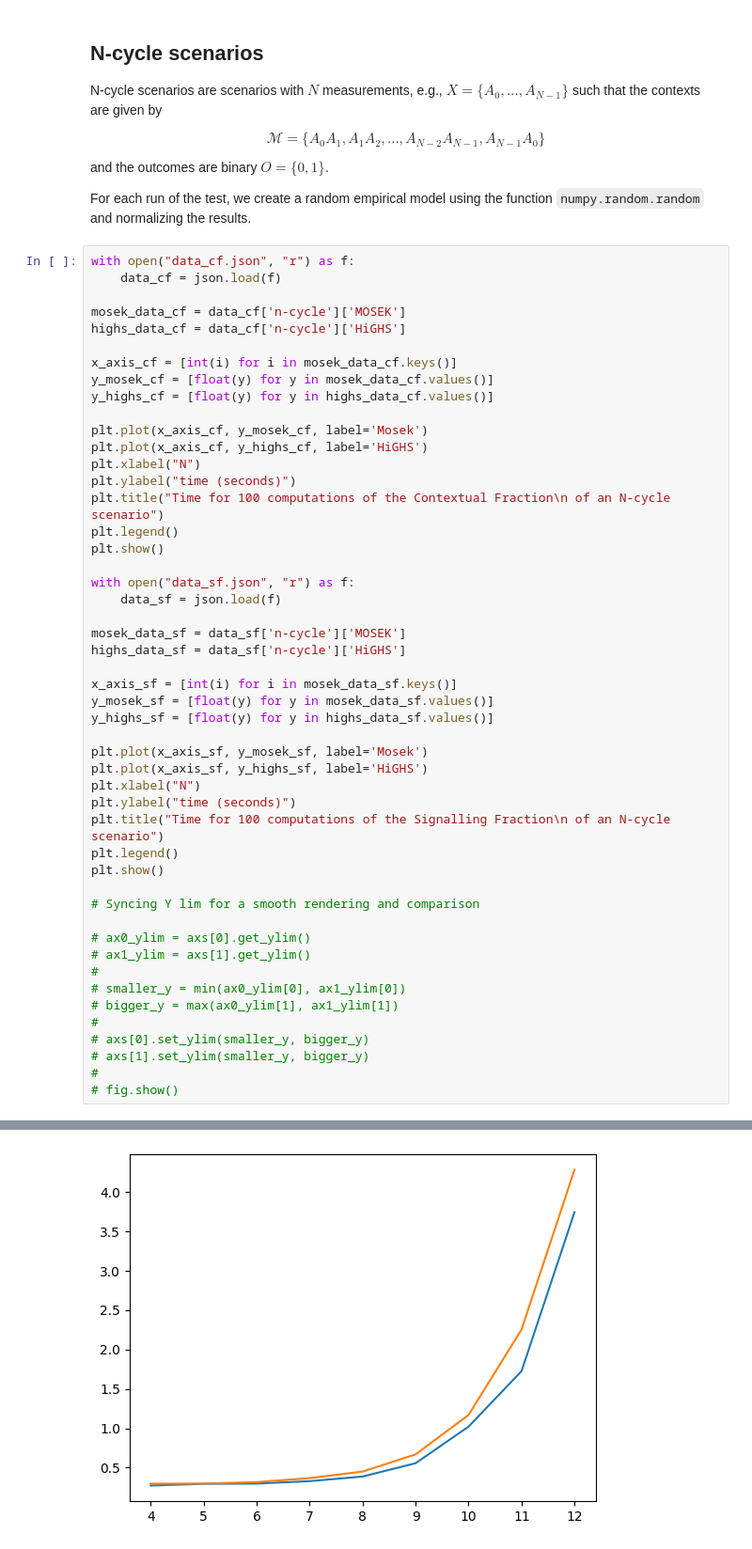
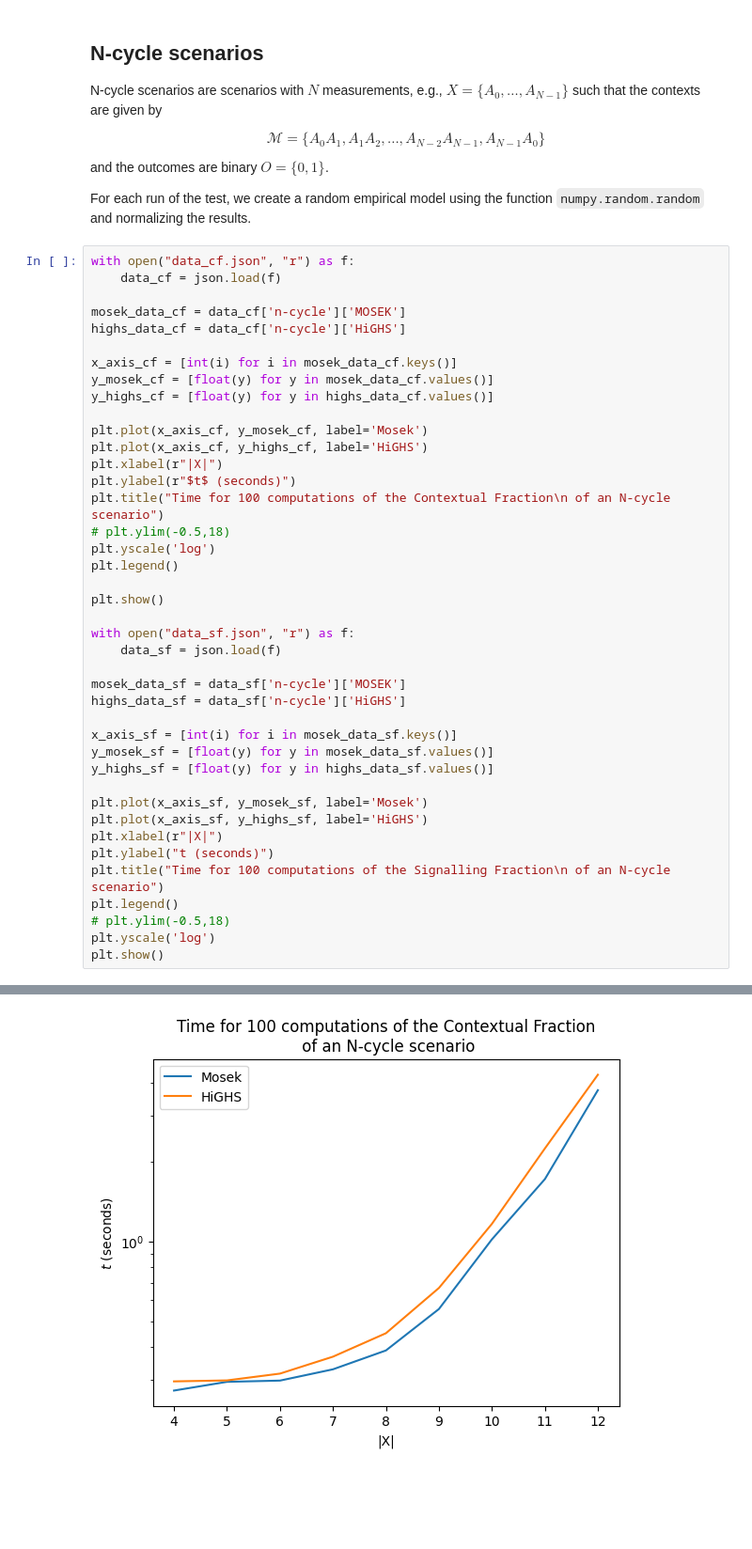
Before and after one commit to Kim-Vallee/contextuality, a Jupyter notebook: benchmarks/graphs.ipynb, the cells around one changed output, grey strips where cells are left out. Shown at 94% size. Saved outputs shown, nothing was run; the diff lists cells and outputs as text; blank space fills up the shorter version.

```diff
--- a/benchmarks/graphs.ipynb
+++ b/benchmarks/graphs.ipynb
@@ -30,10 +31,13 @@ y_highs_cf = [float(y) for y in highs_data_cf.values()]
 
 plt.plot(x_axis_cf, y_mosek_cf, label='Mosek')
 plt.plot(x_axis_cf, y_highs_cf, label='HiGHS')
-plt.xlabel("N")
-plt.ylabel("time (seconds)")
+plt.xlabel(r"|X|")
+plt.ylabel(r"$t$ (seconds)")
 plt.title("Time for 100 computations of the Contextual Fraction\n of an N-cycle scenario")
+# plt.ylim(-0.5,18)
+plt.yscale('log')
 plt.legend()
+
 plt.show()
 
 with open("data_sf.json", "r") as f:
@@ -48,22 +52,11 @@ y_highs_sf = [float(y) for y in highs_data_sf.values()]
 
 plt.plot(x_axis_sf, y_mosek_sf, label='Mosek')
 plt.plot(x_axis_sf, y_highs_sf, label='HiGHS')
-plt.xlabel("N")
-plt.ylabel("time (seconds)")
+plt.xlabel(r"|X|")
+plt.ylabel("t (seconds)")
 plt.title("Time for 100 computations of the Signalling Fraction\n of an N-cycle scenario")
 plt.legend()
+# plt.ylim(-0.5,18)
+plt.yscale('log')
 plt.show()
-
-# Syncing Y lim for a smooth rendering and comparison
-
-# ax0_ylim = axs[0].get_ylim()
-# ax1_ylim = axs[1].get_ylim()
-#
-# smaller_y = min(ax0_ylim[0], ax1_ylim[0])
-# bigger_y = max(ax0_ylim[1], ax1_ylim[1])
-#
-# axs[0].set_ylim(smaller_y, bigger_y)
-# axs[1].set_ylim(smaller_y, bigger_y)
-#
-# fig.show()
 # %% [output]
@@ -71 +63 @@ AttributeError: module 'matplotlib.pyplot' has no attribute 'set_xlabel'
-[figure, old version]
+[figure, new version]
```
Also changed, not shown: parts of 5 cells of this notebook.
